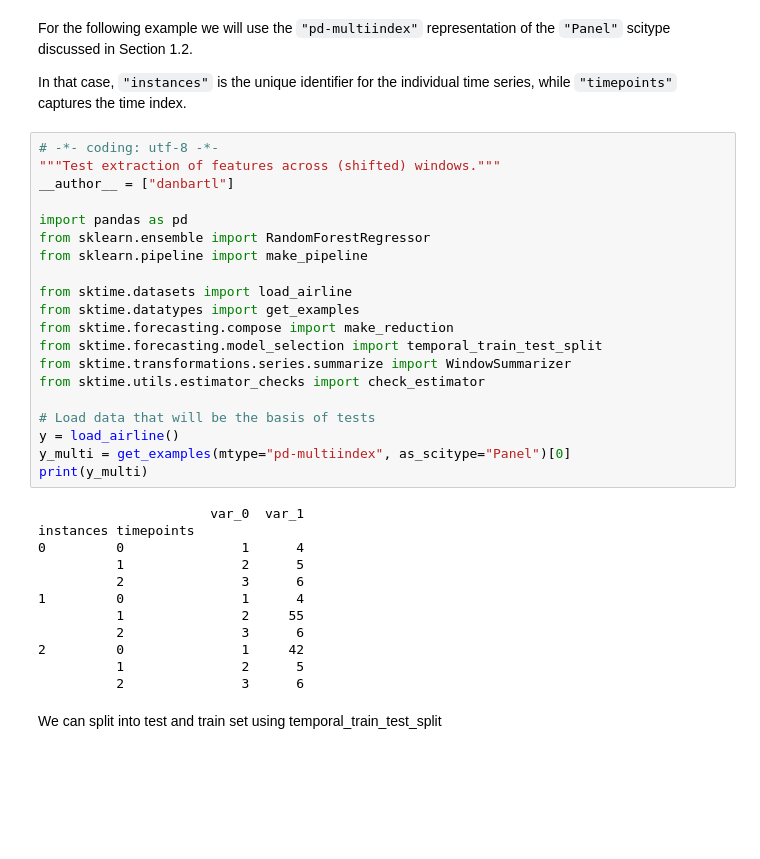
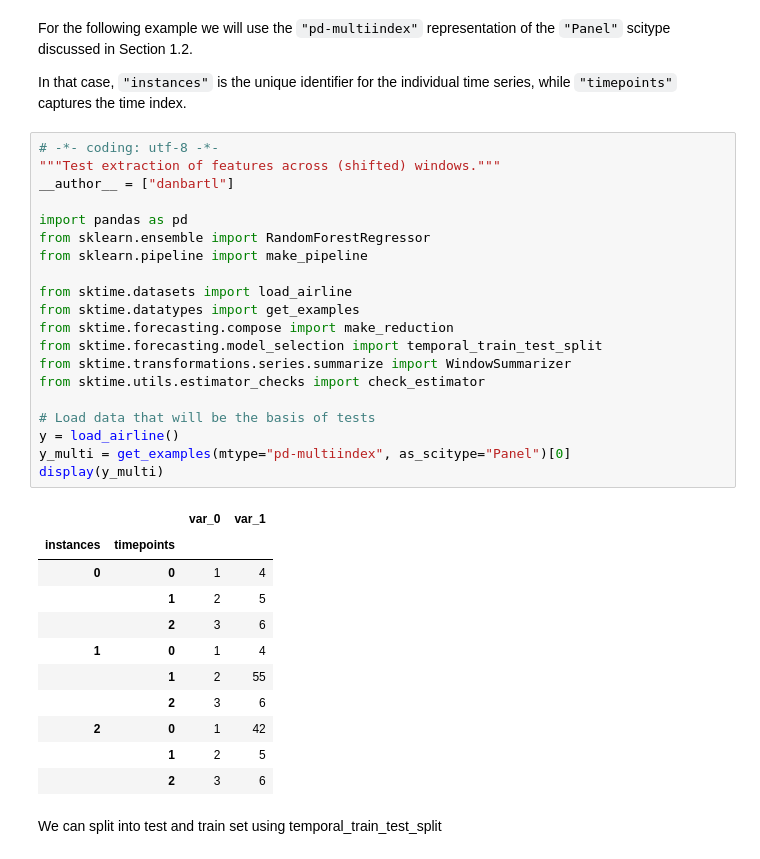
Before and after one commit to sktime/sktime-tutorial-pydata-berlin-2022, a Jupyter notebook: notebooks/hierarchy_global.ipynb, the cells around one changed output. Cells and saved outputs as stored; diff of their text form; blank space fills up the shorter version.

Commit message:
small changes on intro text + used display

```diff
--- a/notebooks/hierarchy_global.ipynb
+++ b/notebooks/hierarchy_global.ipynb
@@ -265,35 +292,35 @@ In that case, `"instances"` is the unique identifier for the individual time ser
 # %%
 # -*- coding: utf-8 -*-
 """Test extraction of features across (shifted) windows."""
 __author__ = ["danbartl"]
 
 import pandas as pd
 from sklearn.ensemble import RandomForestRegressor
 from sklearn.pipeline import make_pipeline
 
 from sktime.datasets import load_airline
 from sktime.datatypes import get_examples
 from sktime.forecasting.compose import make_reduction
 from sktime.forecasting.model_selection import temporal_train_test_split
 from sktime.transformations.series.summarize import WindowSummarizer
 from sktime.utils.estimator_checks import check_estimator
 
 # Load data that will be the basis of tests
 y = load_airline()
 y_multi = get_examples(mtype="pd-multiindex", as_scitype="Panel")[0]
-print(y_multi)
+display(y_multi)
 # %% [output]
-                      var_0  var_1
-instances timepoints
-0         0               1      4
-          1               2      5
-          2               3      6
-1         0               1      4
-          1               2     55
-          2               3      6
-2         0               1     42
-          1               2      5
-          2               3      6
+|  |  | var_0 | var_1 |
+| instances | timepoints |  |  |
+| 0 | 0 | 1 | 4 |
+|  | 1 | 2 | 5 |
+|  | 2 | 3 | 6 |
+| 1 | 0 | 1 | 4 |
+|  | 1 | 2 | 55 |
+|  | 2 | 3 | 6 |
+| 2 | 0 | 1 | 42 |
+|  | 1 | 2 | 5 |
+|  | 2 | 3 | 6 |
 # %% [markdown]
 We can split into test and train set using temporal_train_test_split
 # %%
```
Also changed, not shown: parts of 8 cells of this notebook.
